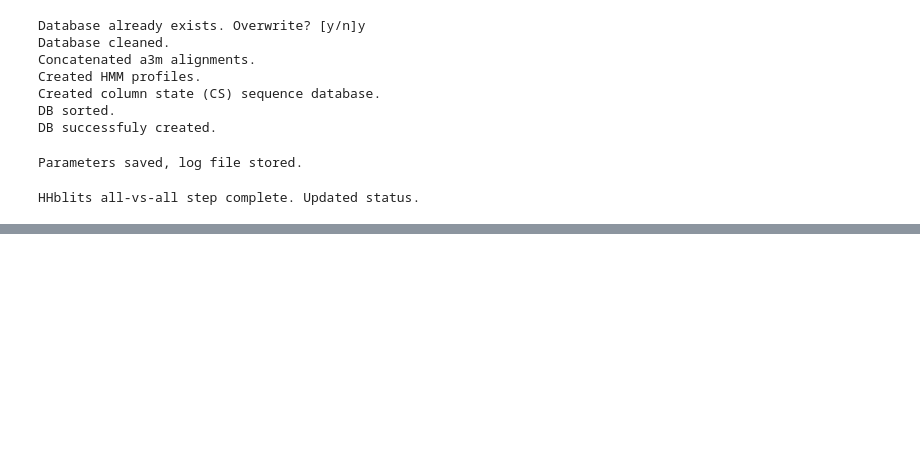
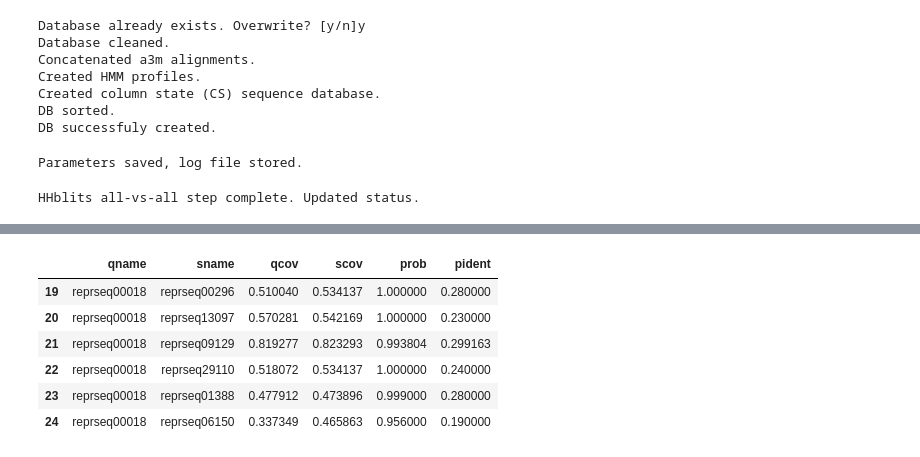
Before and after one commit to bioinf-mcb/phage-protein-modularity-data, a Jupyter notebook: pipeline/Workflow-Example.ipynb, the cells around one changed output, grey strips where cells are left out. Saved outputs shown, nothing was run; the diff lists cells and outputs as text; code cells hidden in the pictures; blank space fills up the shorter version.

```diff
--- a/pipeline/Workflow-Example.ipynb
+++ b/pipeline/Workflow-Example.ipynb
@@ -326,0 +360,10 @@ table_hhr
+# %%
+pair_results_df[pair_results_df['qname'] == 'reprseq00018']
+# %% [output]
+|  | qname | sname | qcov | scov | prob | pident |
+| 19 | reprseq00018 | reprseq00296 | 0.510040 | 0.534137 | 1.000000 | 0.280000 |
+| 20 | reprseq00018 | reprseq13097 | 0.570281 | 0.542169 | 1.000000 | 0.230000 |
+| 21 | reprseq00018 | reprseq09129 | 0.819277 | 0.823293 | 0.993804 | 0.299163 |
+| 22 | reprseq00018 | reprseq29110 | 0.518072 | 0.534137 | 1.000000 | 0.240000 |
+| 23 | reprseq00018 | reprseq01388 | 0.477912 | 0.473896 | 0.999000 | 0.280000 |
+| 24 | reprseq00018 | reprseq06150 | 0.337349 | 0.465863 | 0.956000 | 0.190000 |
```
Also changed, not shown: parts of 17 cells of this notebook, 1 other file.
